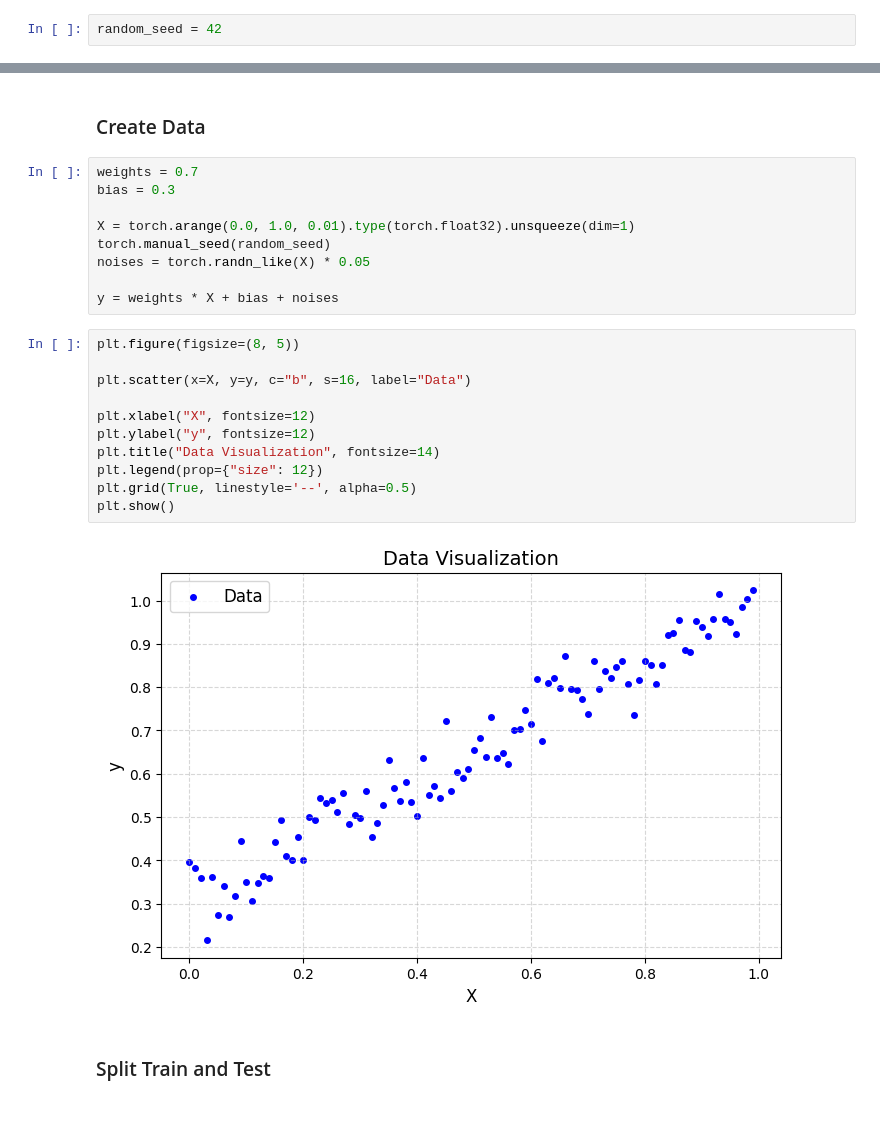
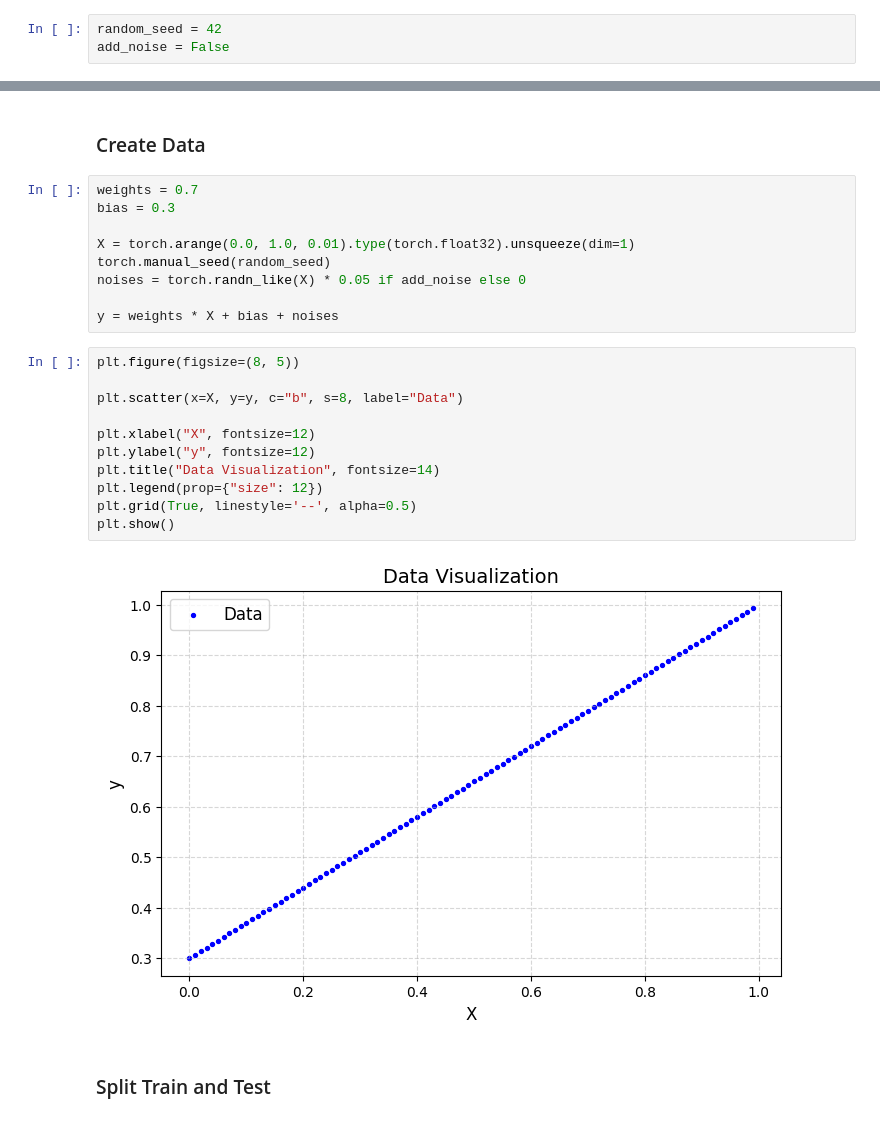
Before and after one commit to RezaTaheri01/my-ml-journey, a Jupyter notebook: Codes/pytorch/pytorch_0001_workflow_fundamentals.ipynb, the cells around one changed output, grey strips where cells are left out. Cells and saved outputs as stored; diff of their text form.

```diff
--- a/Codes/pytorch/pytorch_0001_workflow_fundamentals.ipynb
+++ b/Codes/pytorch/pytorch_0001_workflow_fundamentals.ipynb
@@ -695,6 +695,7 @@ torch.__version__
 ### Constants
 # %%
 random_seed = 42
+add_noise = False
 # %% [markdown]
 ### Agnostic Device
 # %%
@@ -716,22 +717,22 @@ bias = 0.3
 
 X = torch.arange(0.0, 1.0, 0.01).type(torch.float32).unsqueeze(dim=1)
 torch.manual_seed(random_seed)
-noises = torch.randn_like(X) * 0.05
+noises = torch.randn_like(X) * 0.05 if add_noise else 0
 
 y = weights * X + bias + noises
 # %%
 plt.figure(figsize=(8, 5))
 
-plt.scatter(x=X, y=y, c="b", s=16, label="Data")
+plt.scatter(x=X, y=y, c="b", s=8, label="Data")
 
 plt.xlabel("X", fontsize=12)
 plt.ylabel("y", fontsize=12)
 plt.title("Data Visualization", fontsize=14)
 plt.legend(prop={"size": 12})
 plt.grid(True, linestyle='--', alpha=0.5)
 plt.show()
 # %% [output]
-[figure, old version]
+[figure, new version]
 # %% [markdown]
 ### Split Train and Test
 # %%
```
Also changed, not shown: parts of 7 cells of this notebook.
